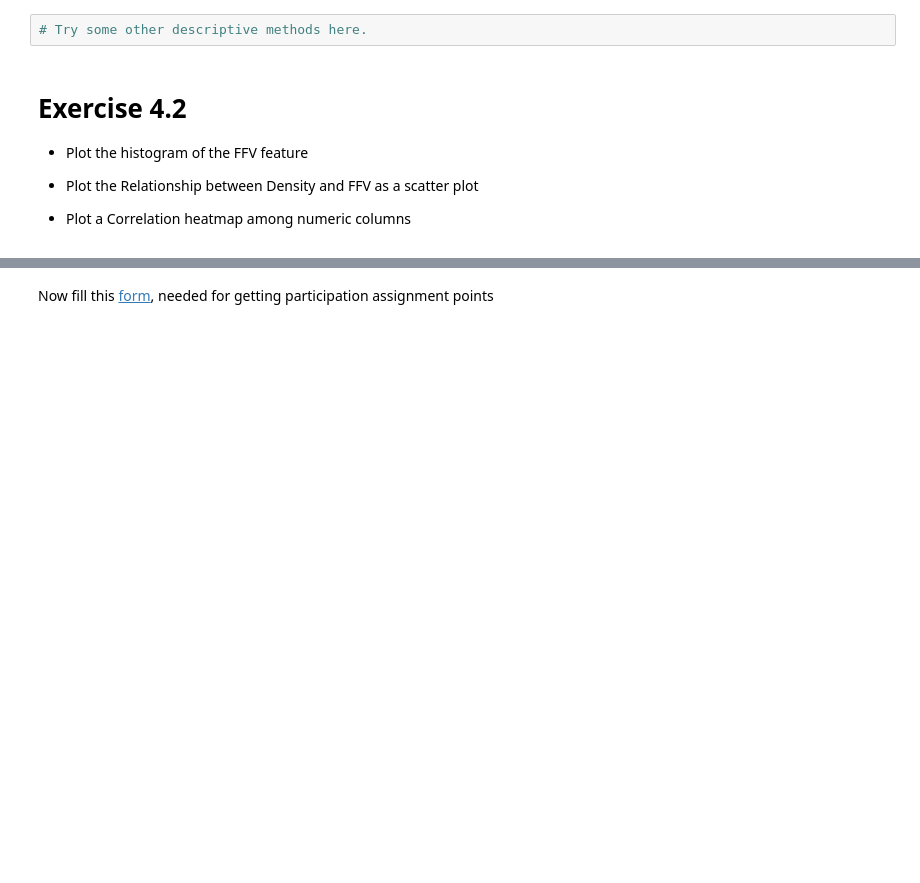
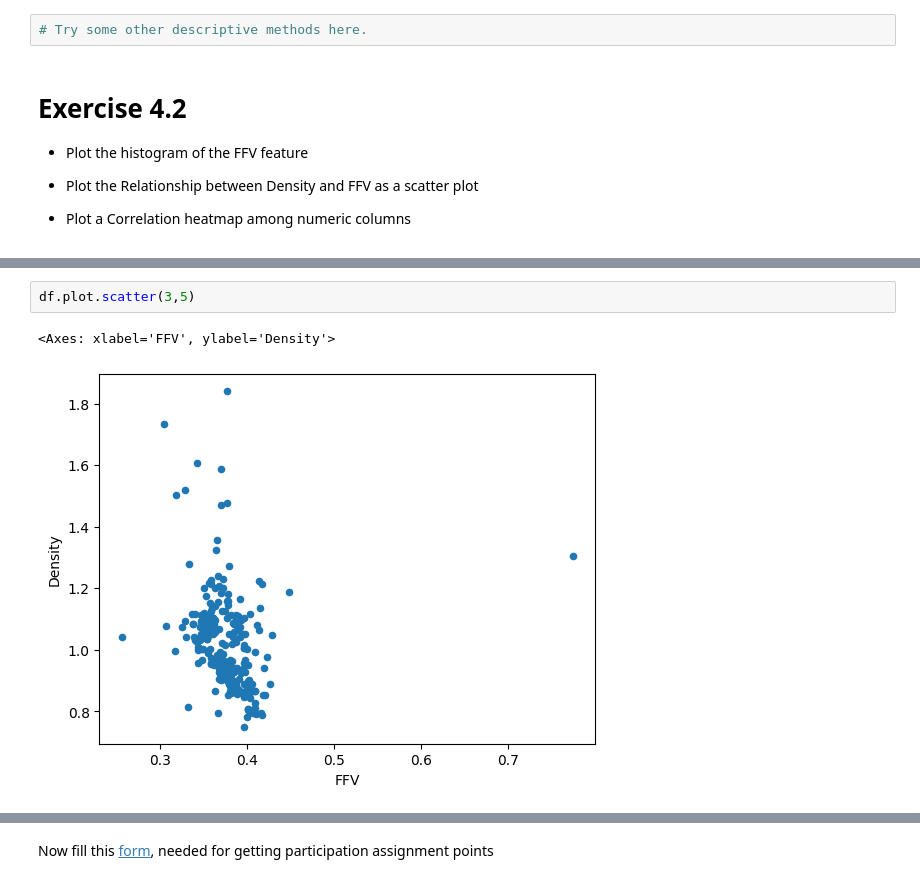
Before and after one commit to schoewu/DSF-DCBP, a Jupyter notebook: 04_Dataframes_Stats_Plotting.ipynb, the cells around one changed output, grey strips where cells are left out. Saved outputs shown, nothing was run; the diff lists cells and outputs as text; blank space fills up the shorter version.

```diff
--- a/04_Dataframes_Stats_Plotting.ipynb
+++ b/04_Dataframes_Stats_Plotting.ipynb
@@ -168,0 +244,5 @@ round(df.describe(), 2) # why do we use the round method ?
+# %%
+df.plot.scatter(3,5)
+# %% [output]
+<Axes: xlabel='FFV', ylabel='Density'>
+[figure, added]
```
Also changed, not shown: parts of 12 cells of this notebook.
